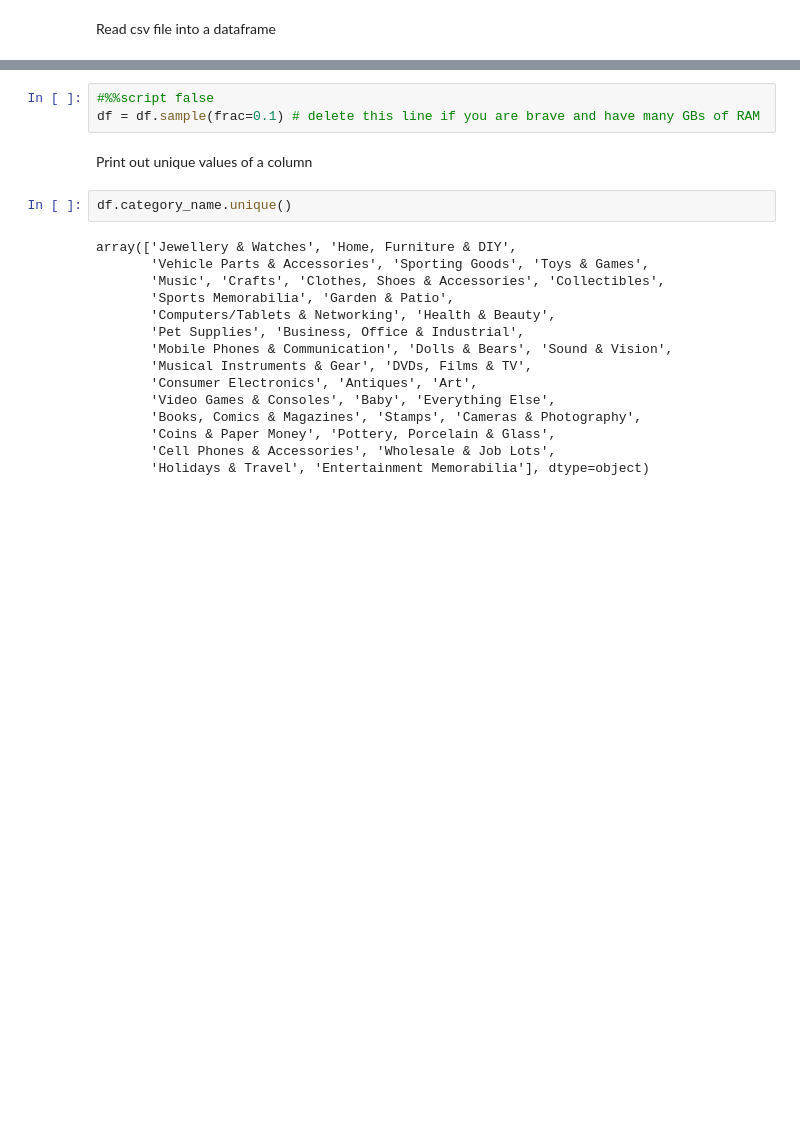
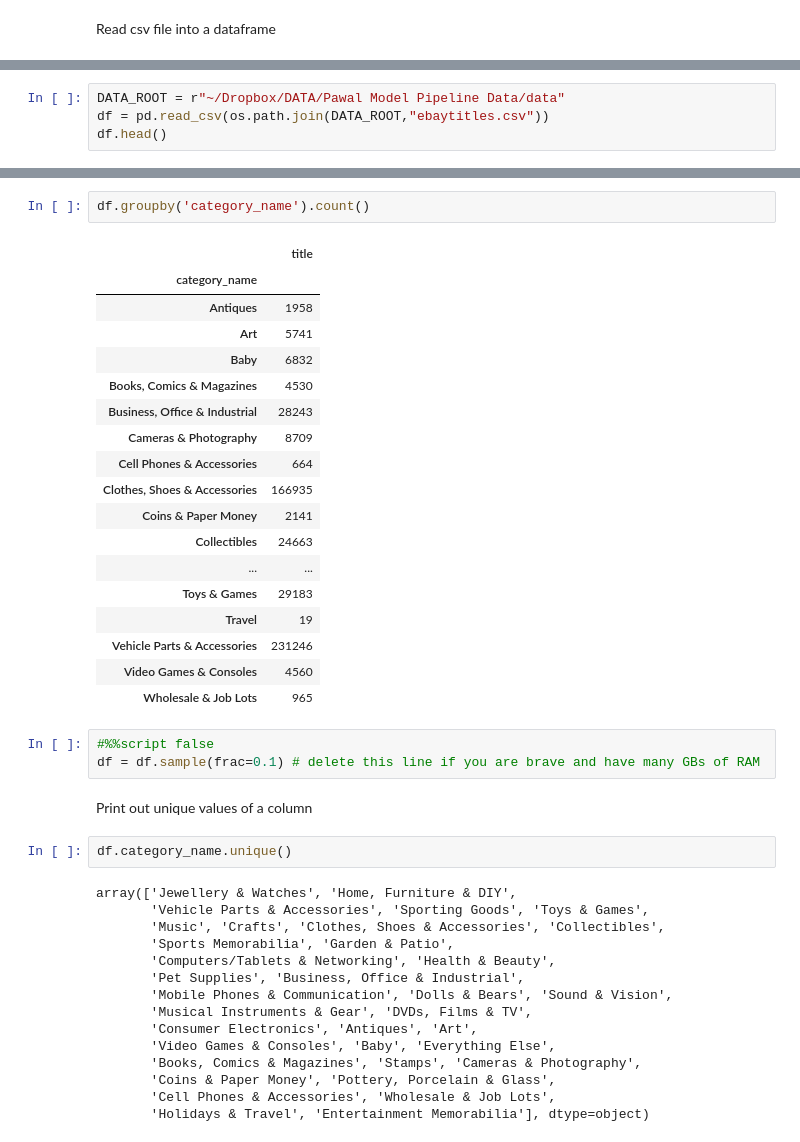
Before and after one commit to bmj-school/ref_DataScienceRetreat, a Jupyter notebook: DSR Lecture notebooks/Module 13 - Advanced Model Pipeline - Pawal/1.5 Pipelines introduction - Transforming text data.ipynb, the cells around one changed output, grey strips where cells are left out. Cells and saved outputs as stored; diff of their text form; blank space fills up the shorter version.

```diff
--- a/DSR Lecture notebooks/Module 13 - Advanced Model Pipeline - Pawal/1.5 Pipelines introduction - Transforming text data.ipynb
+++ b/DSR Lecture notebooks/Module 13 - Advanced Model Pipeline - Pawal/1.5 Pipelines introduction - Transforming text data.ipynb
@@ -44,0 +36,4 @@ df.head()
+# %%
+DATA_ROOT = r"~/Dropbox/DATA/Pawal Model Pipeline Data/data"
+df = pd.read_csv(os.path.join(DATA_ROOT,"ebaytitles.csv"))
+df.head()
@@ -45,3 +55,24 @@ df.head()
+# %%
+df.groupby('category_name').count()
+# %% [output]
+|  | title |
+| category_name |  |
+| Antiques | 1958 |
+| Art | 5741 |
+| Baby | 6832 |
+| Books, Comics & Magazines | 4530 |
+| Business, Office & Industrial | 28243 |
+| Cameras & Photography | 8709 |
+| Cell Phones & Accessories | 664 |
+| Clothes, Shoes & Accessories | 166935 |
+| Coins & Paper Money | 2141 |
+| Collectibles | 24663 |
+| ... | ... |
+| Toys & Games | 29183 |
+| Travel | 19 |
+| Vehicle Parts & Accessories | 231246 |
+| Video Games & Consoles | 4560 |
+| Wholesale & Job Lots | 965 |
 # %%
 #%%script false
 df = df.sample(frac=0.1) # delete this line if you are brave and have many GBs of RAM
```
Also changed, not shown: parts of 12 cells of this notebook, 1 other file.
